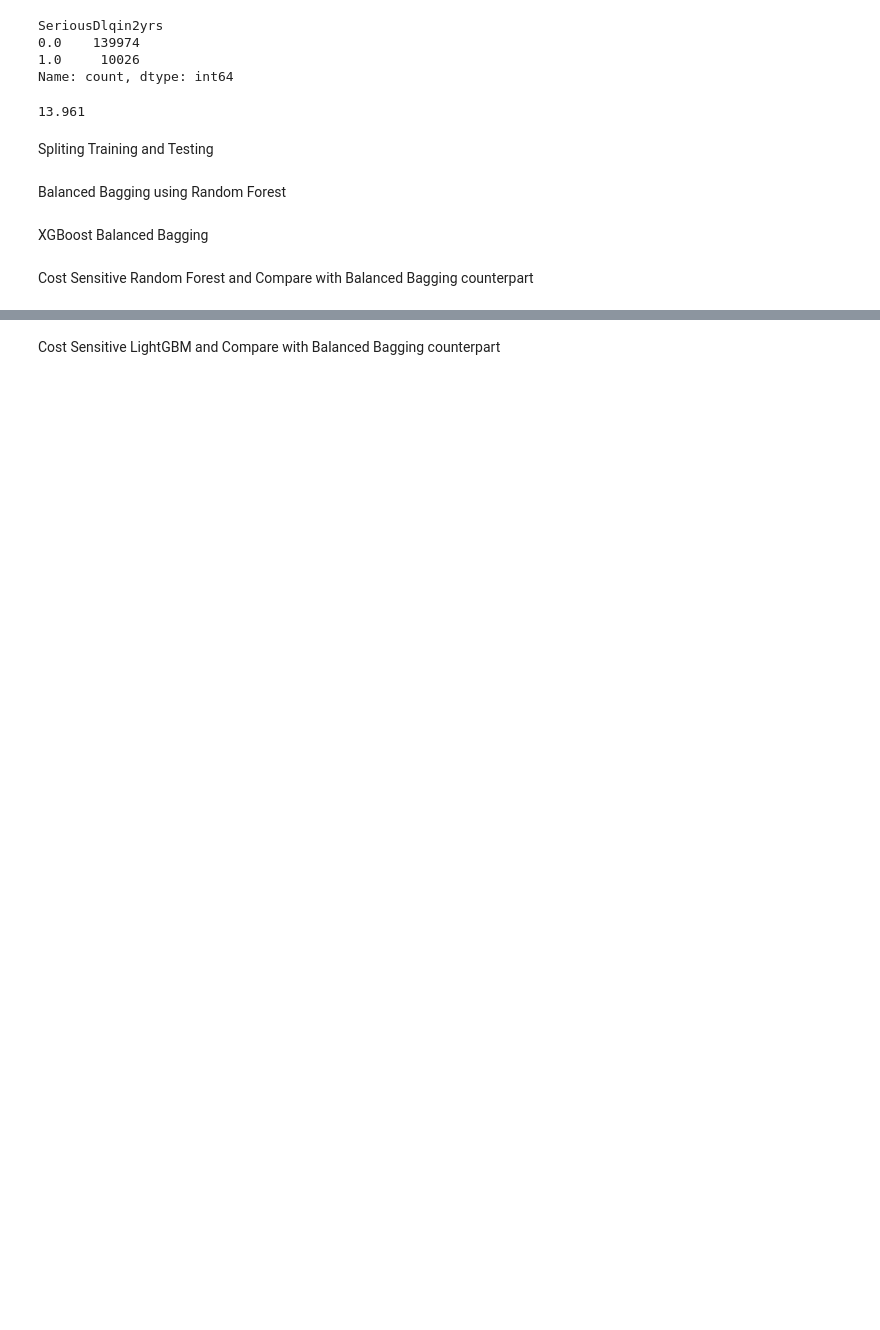
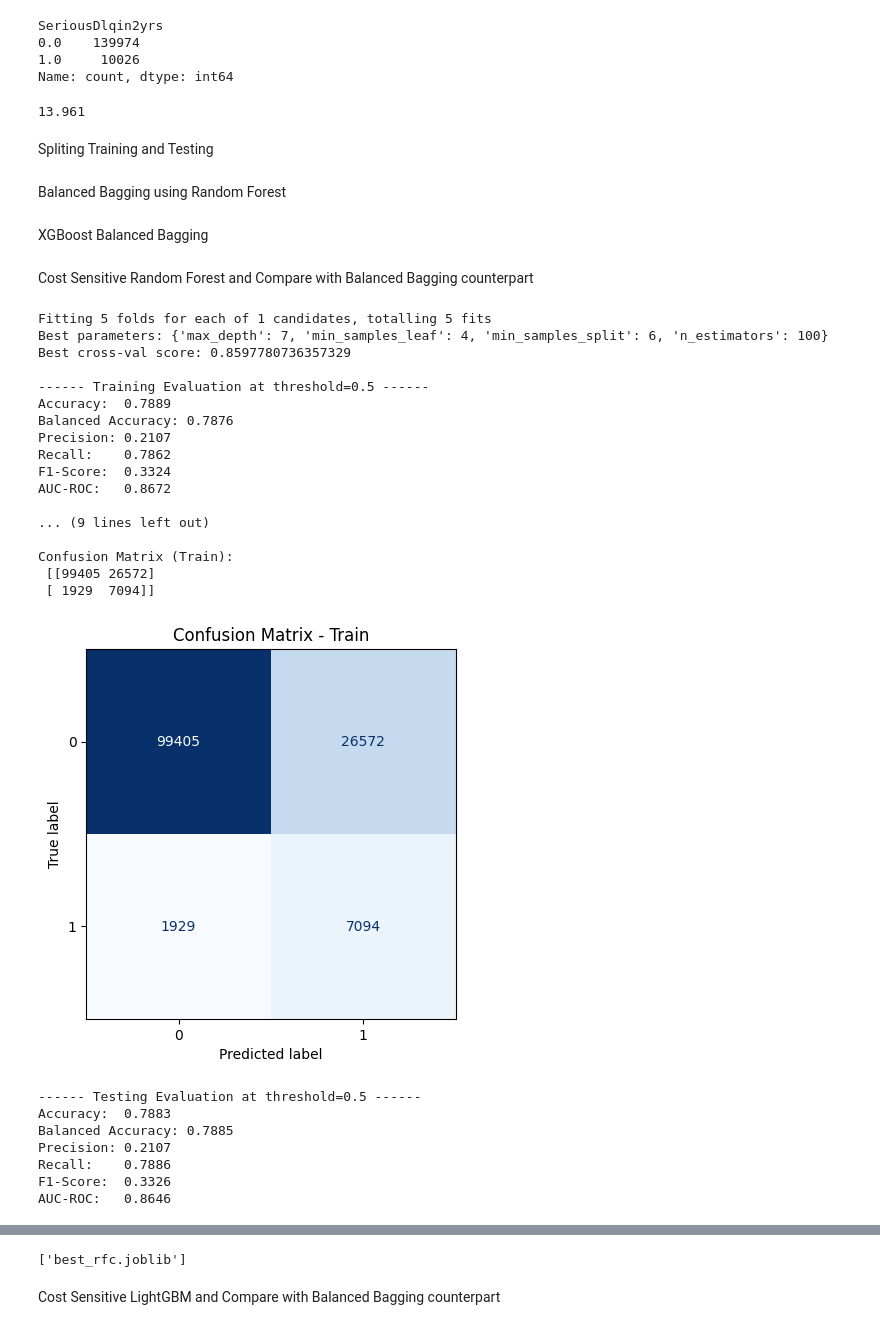
Before and after one commit to pratimbaidya/credit_risk_prediction, a Jupyter notebook: main_notebook.ipynb, the cells around one changed output, grey strips where cells are left out. Drawn from its saved outputs; the diff is of its cells as text; code cells hidden in the pictures; blank space fills up the shorter version.

```diff
--- a/main_notebook.ipynb
+++ b/main_notebook.ipynb
@@ -726,29 +729,55 @@ Cost Sensitive Random Forest and Compare with Balanced Bagging counterpart
 # %%
-# rfc = RandomForestClassifier(random_state=42, n_jobs=-1, class_weight="balanced")
+rfc = RandomForestClassifier(random_state=42, n_jobs=-1, class_weight="balanced")
 
-# rfc_param_grid = {
-#     "n_estimators": [100],
-#     "max_depth": [5, 7],
-#     "min_samples_split": [6],
-#     "min_samples_leaf": [1, 2, 4]
-# }
+rfc_param_grid = {
+    "n_estimators": [100],
+    "max_depth": [7],
+    "min_samples_split": [6],
+    "min_samples_leaf": [4]
+}
 
-# cv = StratifiedKFold(n_splits=5, shuffle=True, random_state=42)
+cv = StratifiedKFold(n_splits=5, shuffle=True, random_state=42)
 
-# rfc_gridsearch = GridSearchCV(
-#     estimator=rfc,
-#     param_grid=rfc_param_grid,
-#     scoring="roc_auc",
-#     cv=cv,
-#     n_jobs=-1,
-#     verbose=2
-# )
+rfc_gridsearch = GridSearchCV(
+    estimator=rfc,
+    param_grid=rfc_param_grid,
+    scoring="roc_auc",
+    cv=cv,
+    n_jobs=-1,
+    verbose=2
+)
 
-# if __name__ == "__main__":
-#     rfc_gridsearch.fit(X_train, y_train)
+if __name__ == "__main__":
+    rfc_gridsearch.fit(X_train, y_train)
 
-# best_rfc = rfc_gridsearch.best_estimator_
-# print("Best parameters:", rfc_gridsearch.best_params_)
-# print("Best cross-val score:", rfc_gridsearch.best_score_)
+best_rfc = rfc_gridsearch.best_estimator_
+print("Best parameters:", rfc_gridsearch.best_params_)
+print("Best cross-val score:", rfc_gridsearch.best_score_)
 
-# evaluation(best_rfc, X_train, y_train, X_test, y_test)
+classification_evaluation(best_rfc, X_train, y_train, X_test, y_test)
+# %% [output]
+Fitting 5 folds for each of 1 candidates, totalling 5 fits
+Best parameters: {'max_depth': 7, 'min_samples_leaf': 4, 'min_samples_split': 6, 'n_estimators': 100}
+Best cross-val score: 0.8597780736357329
+
+------ Training Evaluation at threshold=0.5 ------
+Accuracy:  0.7889
+Balanced Accuracy: 0.7876
+Precision: 0.2107
+Recall:    0.7862
+F1-Score:  0.3324
+AUC-ROC:   0.8672
+
+... (9 lines left out)
+
+Confusion Matrix (Train):
+ [[99405 26572]
+ [ 1929  7094]]
+[figure, added]
+------ Testing Evaluation at threshold=0.5 ------
+Accuracy:  0.7883
+Balanced Accuracy: 0.7885
+Precision: 0.2107
+Recall:    0.7886
+F1-Score:  0.3326
+AUC-ROC:   0.8646
@@ -755,5 +800,7 @@ Cost Sensitive Random Forest and Compare with Balanced Bagging counterpart
 # %%
-# joblib.dump(best_rfc, "best_rfc.pkl")
+joblib.dump(best_rfc, "best_rfc.joblib")
+# %% [output]
+['best_rfc.joblib']
 # %% [markdown]
 Cost Sensitive LightGBM and Compare with Balanced Bagging counterpart
 # %%
```
Also changed, not shown: parts of 15 cells of this notebook, 7 other files.
